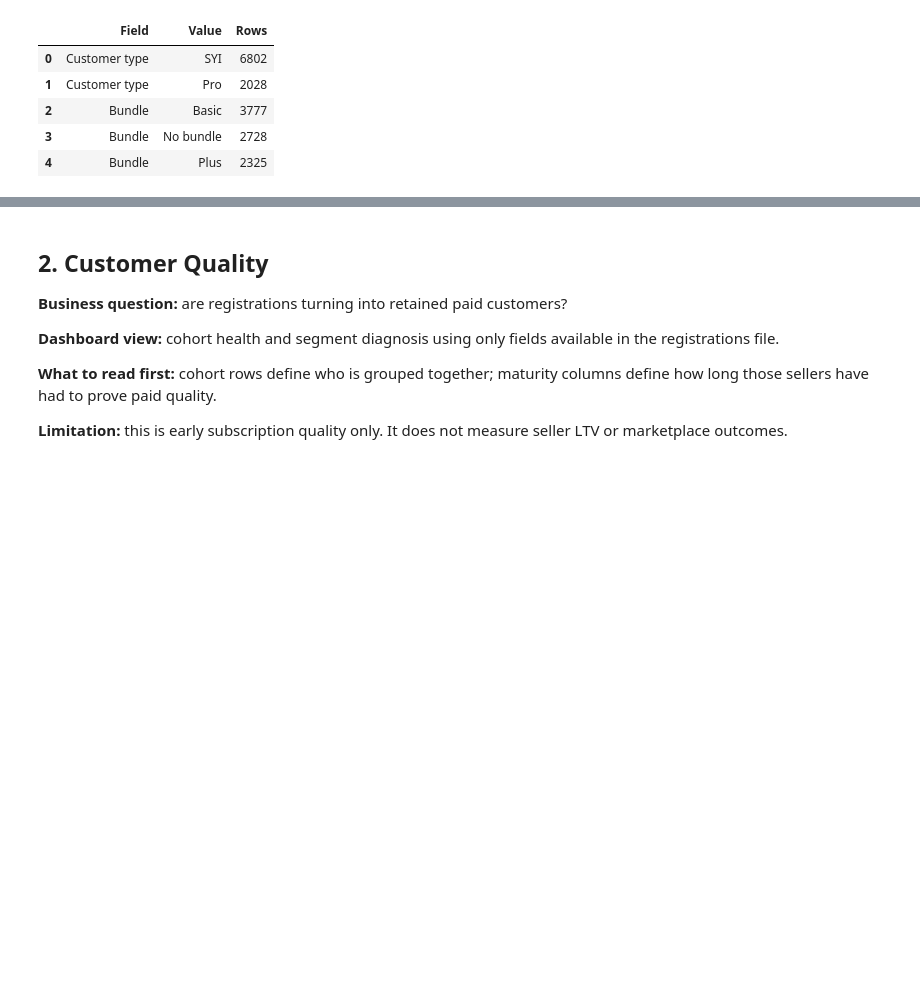
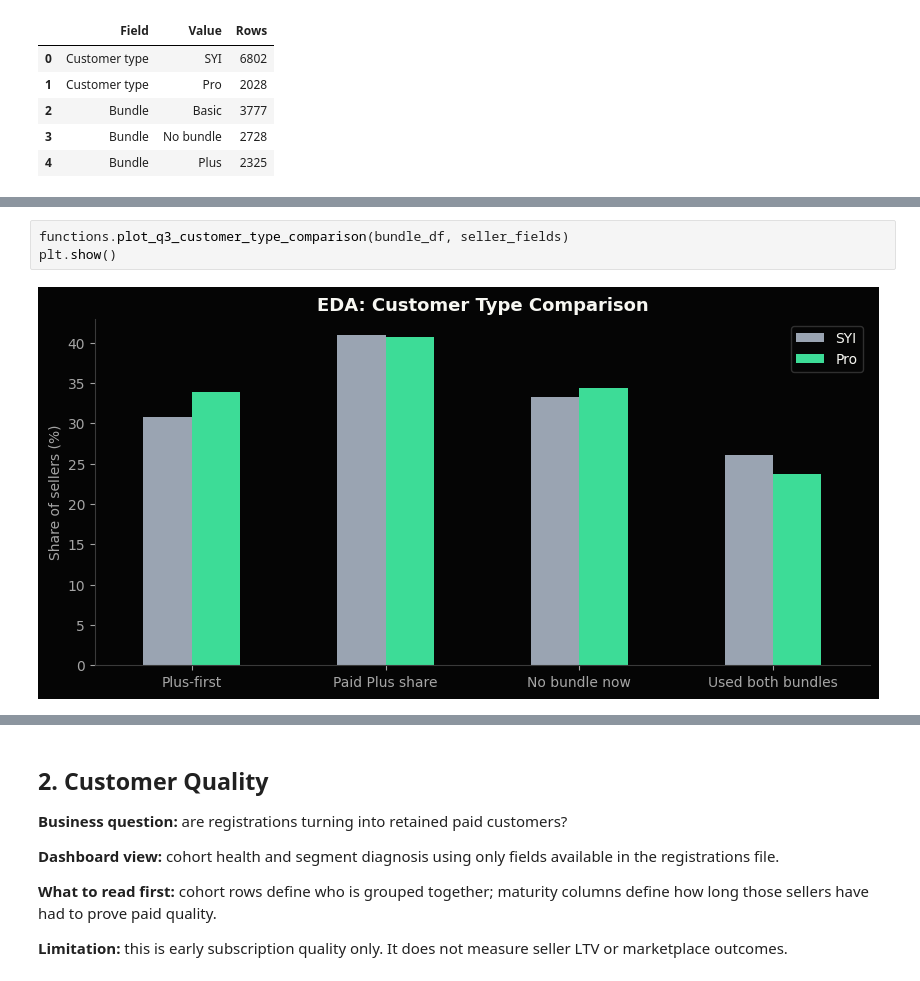
Before and after one commit to omer-t/marktplaats-assignment, a Jupyter notebook: assignments/smb_bundles/q3_monitor.ipynb, the cells around one changed output, grey strips where cells are left out. Saved outputs shown, nothing was run; the diff lists cells and outputs as text; blank space fills up the shorter version.

```diff
--- a/assignments/smb_bundles/q3_monitor.ipynb
+++ b/assignments/smb_bundles/q3_monitor.ipynb
@@ -63,0 +131,5 @@ Launch start date: 2024-02-29
+# %%
+functions.plot_q3_customer_type_comparison(bundle_df, seller_fields)
+plt.show()
+# %% [output]
+[figure, added]
```
Also changed, not shown: parts of 47 cells of this notebook, 7 other files.
